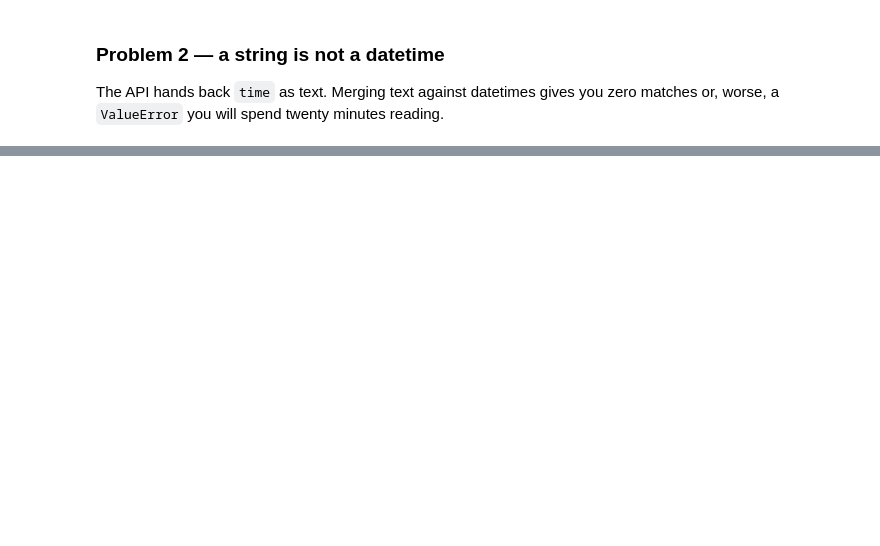
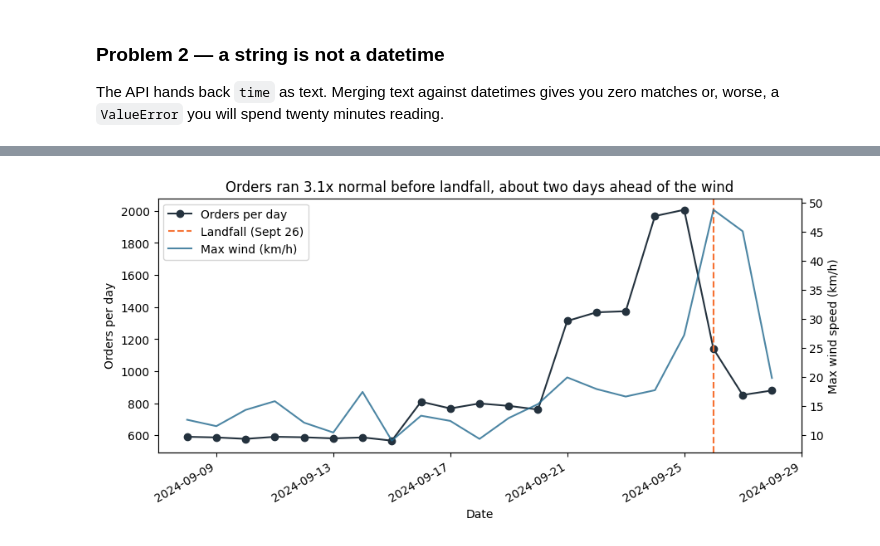
Before and after one commit to simichakravarty16/walmart-hurricane-project, a Jupyter notebook: notebooks/scratch/2026-10-21 — Weather API Join — Studio.ipynb, the cells around one changed output, grey strips where cells are left out. Cells and saved outputs as stored; diff of their text form; code cells hidden in the pictures; blank space fills up the shorter version.

```diff
--- a/notebooks/scratch/2026-10-21 — Weather API Join — Studio.ipynb
+++ b/notebooks/scratch/2026-10-21 — Weather API Join — Studio.ipynb
@@ -307,0 +296,16 @@ all sales days preserved: True
+# %%
+weather = weather_live        # works whether it came from the API or the saved copy
+
+merged = sales.merge(weather, on='date', how='left', indicator=True)
+
+assert len(merged) == len(sales), 'the join changed the row count'
+assert not (merged['_merge'] == 'right_only').any(), 'weather rows with no sales day'   # a left join can't make these; this guards against someone changing how= later
+assert merged['orders'].sum() == sales['orders'].sum(), 'the orders total changed'
+
+outer = sales.merge(weather, on='date', how='outer', indicator=True)
+
+print(merged['_merge'].value_counts())
+print('weather days with no sales, dropped on purpose by the left join:', len(weather) - len(sales))
+print('an outer join would have added', (outer['_merge'] == 'right_only').sum(), 'right_only rows with no orders')
+print('all three checks passed')
+merged.head()
@@ -307,0 +435,21 @@ all sales days preserved: True
+# %%
+import matplotlib.pyplot as plt
+
+fig, ax = plt.subplots(figsize=(10, 4.5))
+ax.plot(merged['date'], merged['orders'], marker='o', color='#24323E', label='Orders per day')
+ax.axvline(LANDFALL, color='#F67132', linestyle='--', label='Landfall (Sept 26)')
+ax.set_xlabel('Date')
+ax.set_ylabel('Orders per day')
+
+ax2 = ax.twinx()
+ax2.plot(merged['date'], merged['windspeed_10m_max'], color='#21688D', alpha=0.8, label='Max wind (km/h)')
+ax2.set_ylabel('Max wind speed (km/h)')
+
+ax.set_title(f'Orders ran {multiple:.1f}x normal before landfall, about two days ahead of the wind')
+h1, l1 = ax.get_legend_handles_labels()
+h2, l2 = ax2.get_legend_handles_labels()
+ax.legend(h1 + h2, l1 + l2, loc='upper left')
+fig.autofmt_xdate()
+plt.show()
+# %% [output]
+[figure, added]
```
Also changed, not shown: parts of 51 cells of this notebook.
